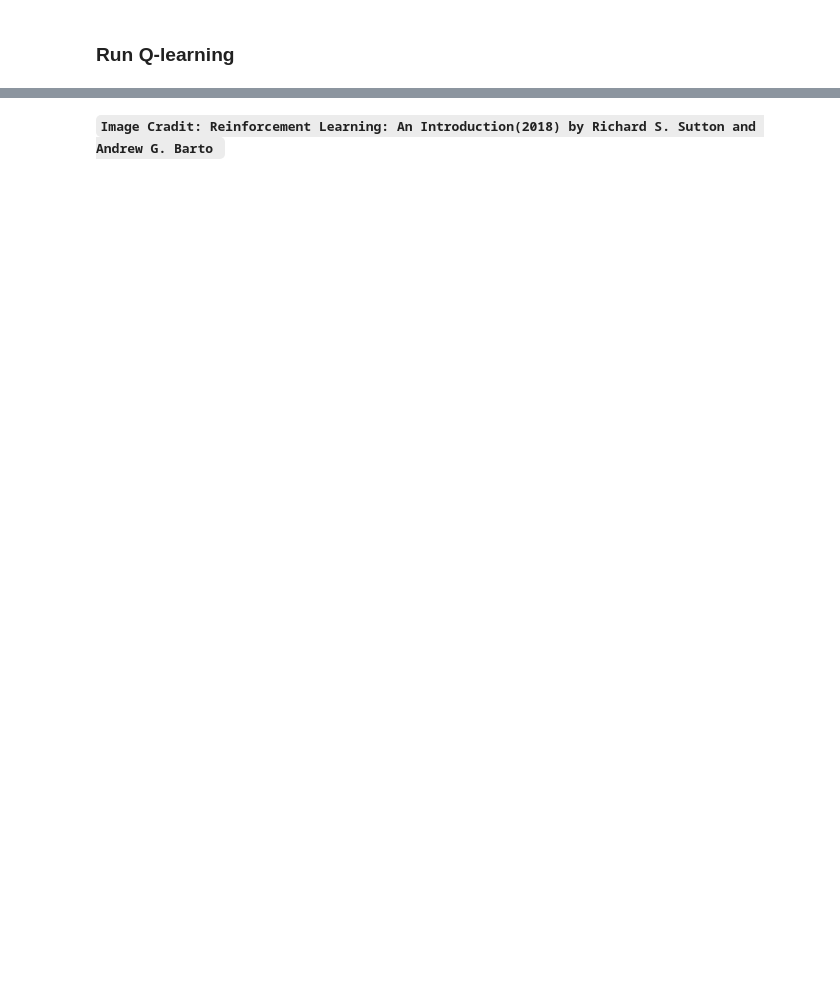
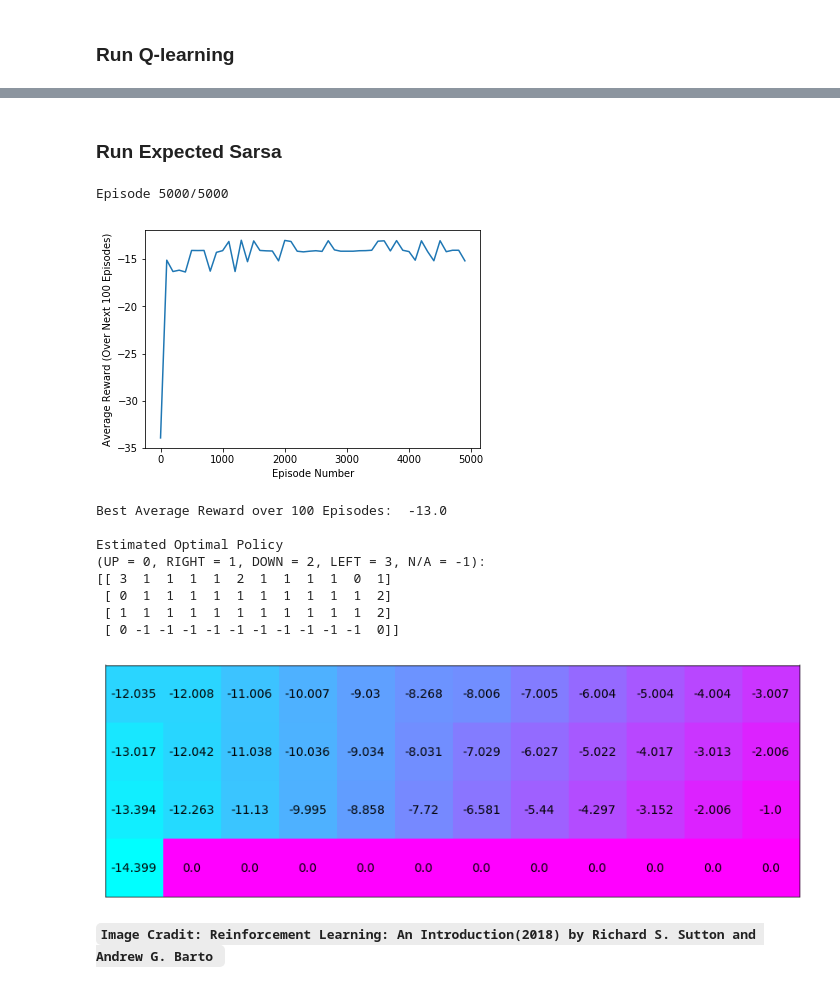
Before and after one commit to tasbirul/Deep-RL-with-TensorFlow-and-gym, a Jupyter notebook: 5-TD Learning/Temporal_Difference_Learning.ipynb, the cells around one changed output, grey strips where cells are left out. Cells and saved outputs as stored; diff of their text form; code cells hidden in the pictures; blank space fills up the shorter version.

```diff
--- a/5-TD Learning/Temporal_Difference_Learning.ipynb
+++ b/5-TD Learning/Temporal_Difference_Learning.ipynb
@@ -268,2 +333,25 @@ Estimated Optimal Policy (UP = 0, RIGHT = 1, DOWN = 2, LEFT = 3, N/A = -1):
+# %% [markdown]
+### Run Expected Sarsa
+# %%
+Q_expsarsa = td.expected_sarsa(env, 5000, 1)
+
+policy_expsarsa = np.array([np.argmax(Q_expsarsa[key]) if key in Q_expsarsa else -1 for key in np.arange(48)]).reshape(4,12)
+
+print("\nEstimated Optimal Policy \n(UP = 0, RIGHT = 1, DOWN = 2, LEFT = 3, N/A = -1):")
+print(policy_expsarsa)
+
+td.visualization([np.max(Q_expsarsa[key]) if key in Q_expsarsa else 0 for key in np.arange(48)])
+# %% [output]
+Episode 5000/5000
+[figure, added]
+Best Average Reward over 100 Episodes:  -13.0
+
+Estimated Optimal Policy
+(UP = 0, RIGHT = 1, DOWN = 2, LEFT = 3, N/A = -1):
+[[ 3  1  1  1  1  2  1  1  1  1  0  1]
+ [ 0  1  1  1  1  1  1  1  1  1  1  2]
+ [ 1  1  1  1  1  1  1  1  1  1  1  2]
+ [ 0 -1 -1 -1 -1 -1 -1 -1 -1 -1 -1  0]]
+[figure, added]
 # %% [markdown]
 **`Image Cradit: Reinforcement Learning: An Introduction(2018) by Richard S. Sutton and Andrew G. Barto `**
```
Also changed, not shown: parts of 4 cells of this notebook, 1 other file.
